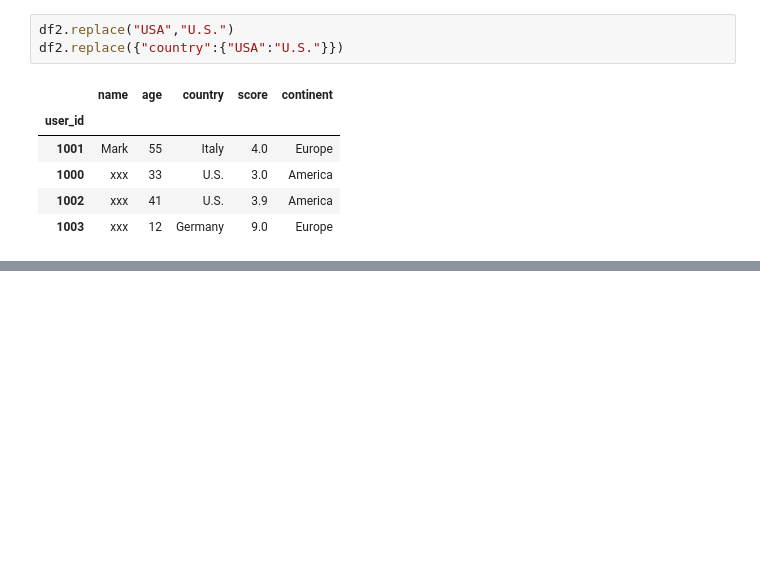
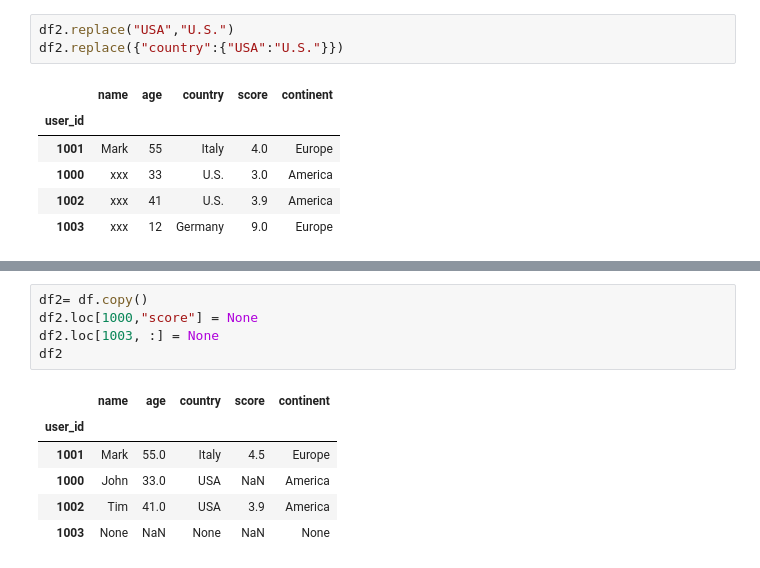
Before and after one commit to qwasteve123/ForLearningPython, a Jupyter notebook: excel_for_python/2_Pandas/2_Pandas_Notes.ipynb, the cells around one changed output, grey strips where cells are left out. Drawn from its saved outputs; the diff is of its cells as text; blank space fills up the shorter version.

```diff
--- a/excel_for_python/2_Pandas/2_Pandas_Notes.ipynb
+++ b/excel_for_python/2_Pandas/2_Pandas_Notes.ipynb
@@ -175,0 +200,12 @@ df2.replace({"country":{"USA":"U.S."}})
+# %%
+df2= df.copy()
+df2.loc[1000,"score"] = None
+df2.loc[1003, :] = None
+df2
+# %% [output]
+|  | name | age | country | score | continent |
+| user_id |  |  |  |  |  |
+| 1001 | Mark | 55.0 | Italy | 4.5 | Europe |
+| 1000 | John | 33.0 | USA | NaN | America |
+| 1002 | Tim | 41.0 | USA | 3.9 | America |
+| 1003 | None | NaN | None | NaN | None |
```
Also changed, not shown: parts of 11 cells of this notebook, 1 other file.
